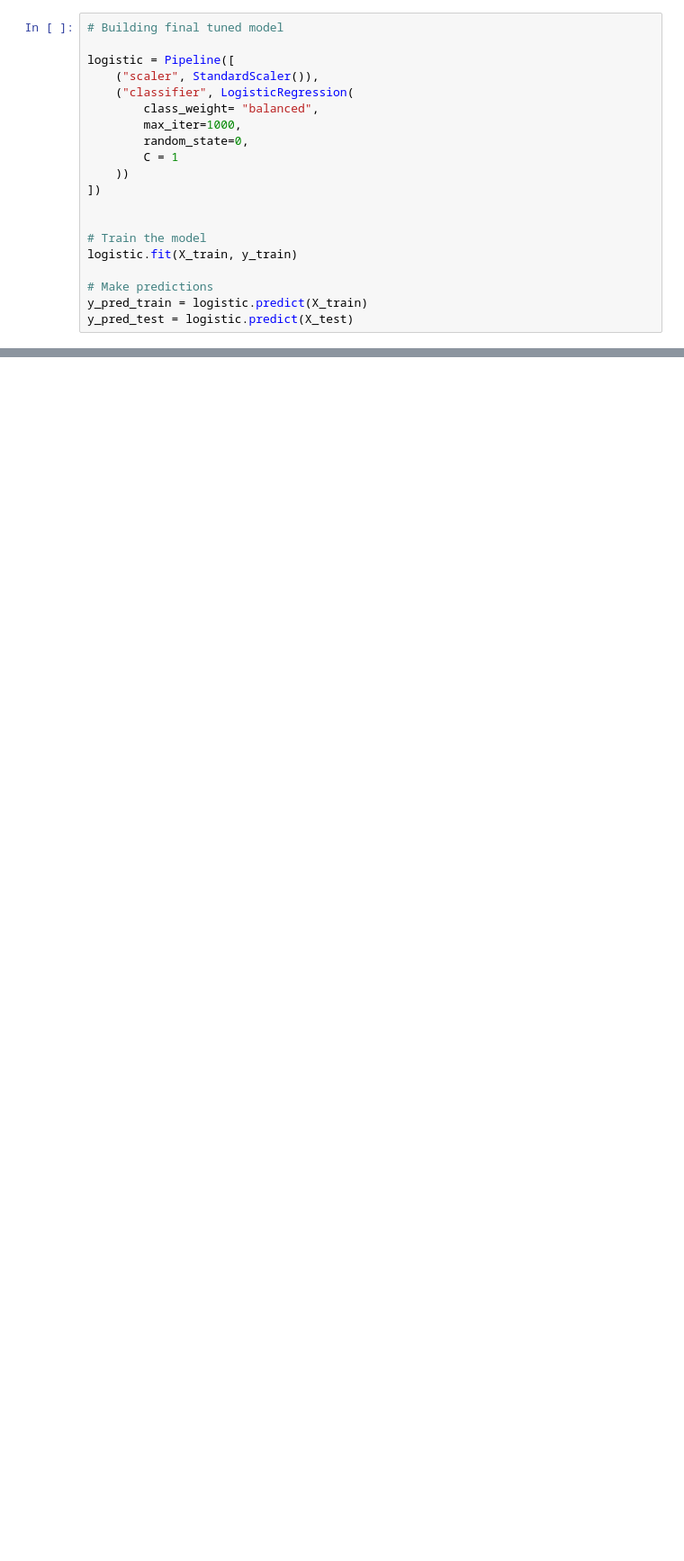
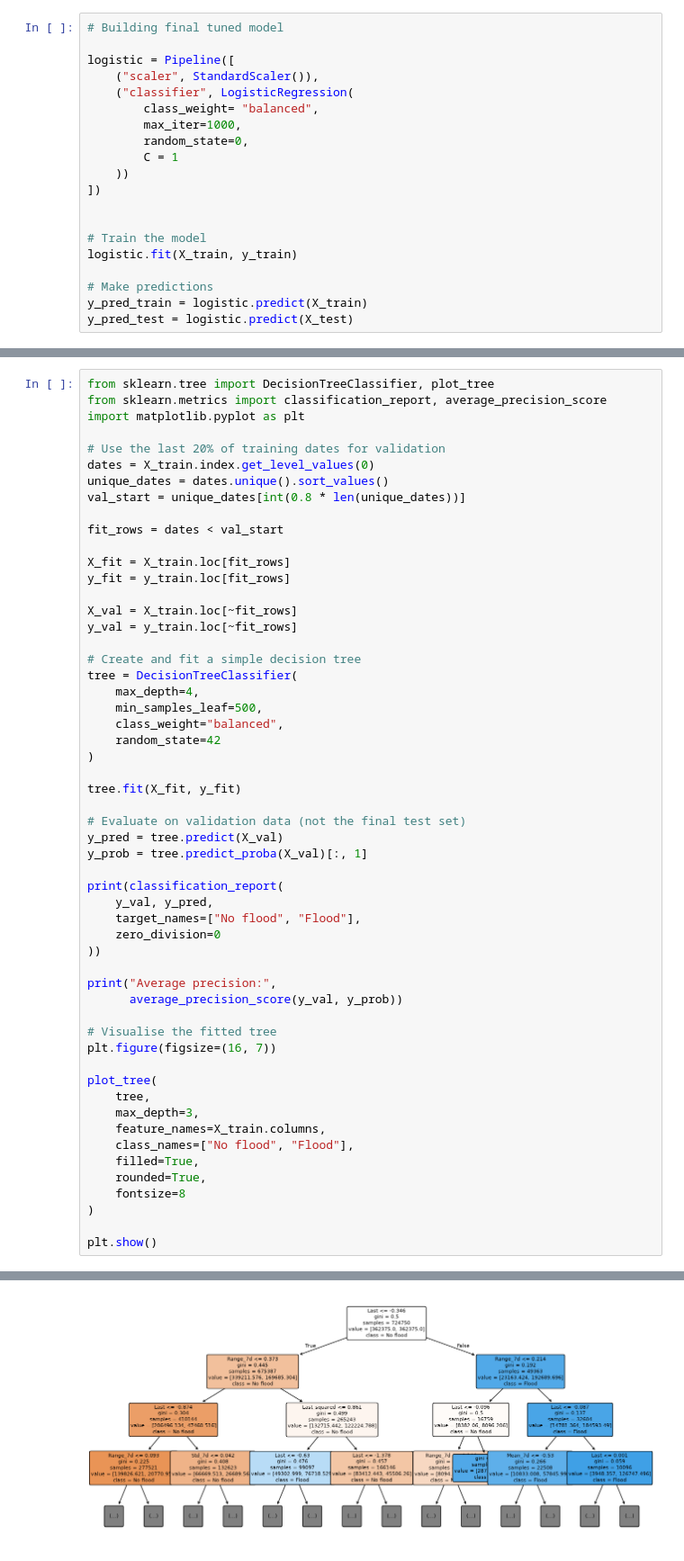
Before and after one commit to EmmaSC05/MLP-Group-Project, a Jupyter notebook: Project_copy_Maciek_ver-EMMA.ipynb, the cells around one changed output, grey strips where cells are left out. Shown at 90% size. Cells and saved outputs as stored; diff of their text form; blank space fills up the shorter version.

```diff
--- a/Project_copy_Maciek_ver-EMMA.ipynb
+++ b/Project_copy_Maciek_ver-EMMA.ipynb
@@ -480,0 +762,56 @@ y_pred_test = logistic.predict(X_test)
+# %%
+from sklearn.tree import DecisionTreeClassifier, plot_tree
+from sklearn.metrics import classification_report, average_precision_score
+import matplotlib.pyplot as plt
+
+# Use the last 20% of training dates for validation
+dates = X_train.index.get_level_values(0)
+unique_dates = dates.unique().sort_values()
+val_start = unique_dates[int(0.8 * len(unique_dates))]
+
+fit_rows = dates < val_start
+
+X_fit = X_train.loc[fit_rows]
+y_fit = y_train.loc[fit_rows]
+
+X_val = X_train.loc[~fit_rows]
+y_val = y_train.loc[~fit_rows]
+
+# Create and fit a simple decision tree
+tree = DecisionTreeClassifier(
+    max_depth=4,
+    min_samples_leaf=500,
+    class_weight="balanced",
+    random_state=42
+)
+
+tree.fit(X_fit, y_fit)
+
+# Evaluate on validation data (not the final test set)
+y_pred = tree.predict(X_val)
+y_prob = tree.predict_proba(X_val)[:, 1]
+
+print(classification_report(
+    y_val, y_pred,
+    target_names=["No flood", "Flood"],
+    zero_division=0
+))
+
+print("Average precision:",
+      average_precision_score(y_val, y_prob))
+
+# Visualise the fitted tree
+plt.figure(figsize=(16, 7))
+
+plot_tree(
+    tree,
+    max_depth=3,
+    feature_names=X_train.columns,
+    class_names=["No flood", "Flood"],
+    filled=True,
+    rounded=True,
+    fontsize=8
+)
+
+plt.show()
+# %% [output]
@@ -480,0 +828 @@ y_pred_test = logistic.predict(X_test)
+[figure, added]
```
Also changed, not shown: parts of 32 cells of this notebook.
